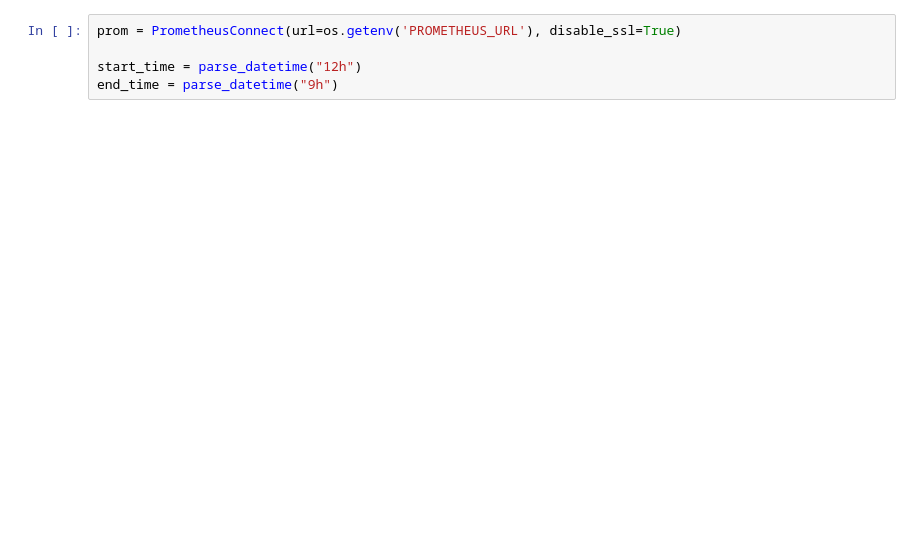
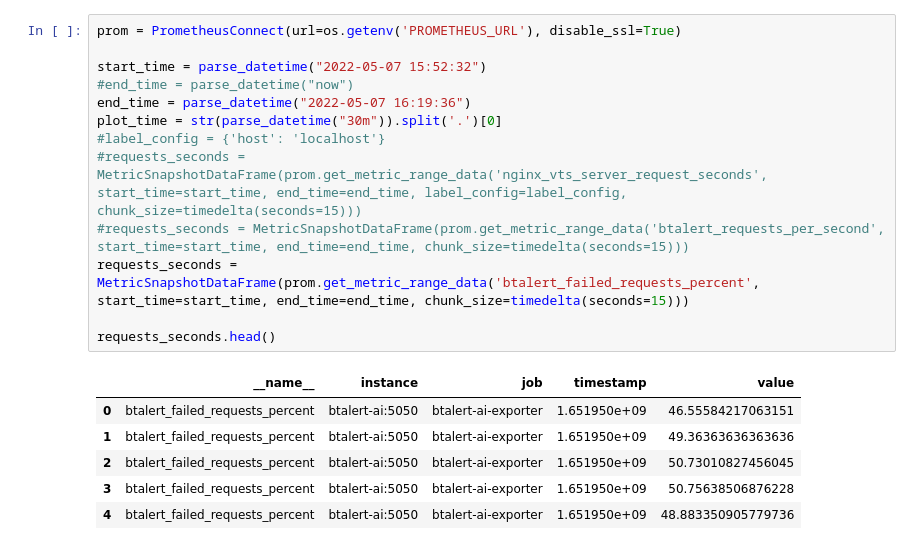
Before and after one commit to BureauTech/BTAlert-AI, a Jupyter notebook: src/scripts/ia.ipynb, the cells around one changed output. Saved outputs shown, nothing was run; the diff lists cells and outputs as text; blank space fills up the shorter version.

```diff
--- a/src/scripts/ia.ipynb
+++ b/src/scripts/ia.ipynb
@@ -17,6 +37,21 @@ True
 # %%
 prom = PrometheusConnect(url=os.getenv('PROMETHEUS_URL'), disable_ssl=True)
 
-start_time = parse_datetime("12h")
-end_time = parse_datetime("9h")
+start_time = parse_datetime("2022-05-07 15:52:32")
+#end_time = parse_datetime("now")
+end_time = parse_datetime("2022-05-07 16:19:36")
+plot_time = str(parse_datetime("30m")).split('.')[0]
+#label_config = {'host': 'localhost'}
+#requests_seconds = MetricSnapshotDataFrame(prom.get_metric_range_data('nginx_vts_server_request_seconds', start_time=start_time, end_time=end_time, label_config=label_config, chunk_size=timedelta(seconds=15)))
+#requests_seconds = MetricSnapshotDataFrame(prom.get_metric_range_data('btalert_requests_per_second', start_time=start_time, end_time=end_time, chunk_size=timedelta(seconds=15)))
+requests_seconds = MetricSnapshotDataFrame(prom.get_metric_range_data('btalert_failed_requests_percent', start_time=start_time, end_time=end_time, chunk_size=timedelta(seconds=15)))
+
+requests_seconds.head()
+# %% [output]
+|  | __name__ | instance | job | timestamp | value |
+| 0 | btalert_failed_requests_percent | btalert-ai:5050 | btalert-ai-exporter | 1.651950e+09 | 46.55584217063151 |
+| 1 | btalert_failed_requests_percent | btalert-ai:5050 | btalert-ai-exporter | 1.651950e+09 | 49.36363636363636 |
+| 2 | btalert_failed_requests_percent | btalert-ai:5050 | btalert-ai-exporter | 1.651950e+09 | 50.73010827456045 |
+| 3 | btalert_failed_requests_percent | btalert-ai:5050 | btalert-ai-exporter | 1.651950e+09 | 50.75638506876228 |
+| 4 | btalert_failed_requests_percent | btalert-ai:5050 | btalert-ai-exporter | 1.651950e+09 | 48.883350905779736 |
 # %%
```
Also changed, not shown: parts of 15 cells of this notebook, 1 other file.
